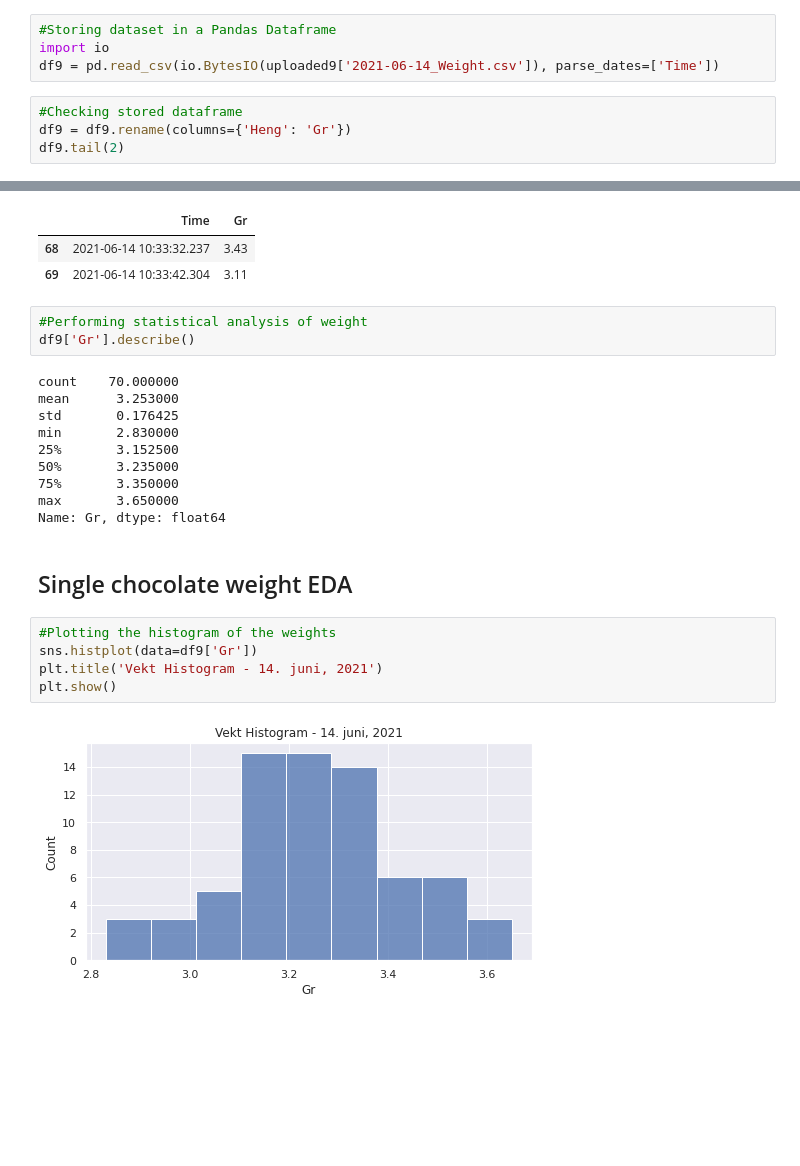
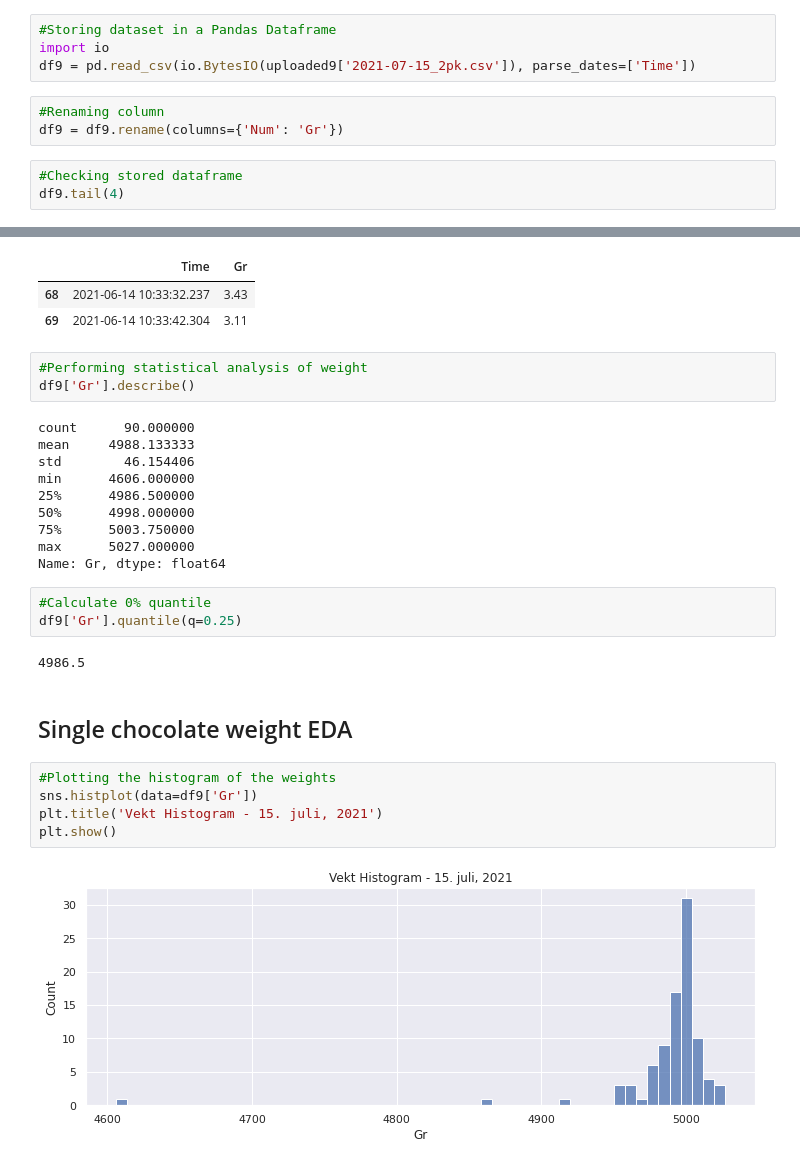
Before and after one commit to gabrielborja/python_data_analysis, a Jupyter notebook: molding_analysis.ipynb, the cells around one changed output, grey strips where cells are left out. Drawn from its saved outputs; the diff is of its cells as text; blank space fills up the shorter version.

Commit message:
Update single weight control

```diff
--- a/molding_analysis.ipynb
+++ b/molding_analysis.ipynb
@@ -1255,10 +1255,12 @@ Saving 2021-06-14_Weight.csv to 2021-06-14_Weight.csv
 # %%
 #Storing dataset in a Pandas Dataframe
 import io
-df9 = pd.read_csv(io.BytesIO(uploaded9['2021-06-14_Weight.csv']), parse_dates=['Time'])
+df9 = pd.read_csv(io.BytesIO(uploaded9['2021-07-15_2pk.csv']), parse_dates=['Time'])
+# %%
+#Renaming column
+df9 = df9.rename(columns={'Num': 'Gr'})
 # %%
 #Checking stored dataframe
-df9 = df9.rename(columns={'Heng': 'Gr'})
-df9.tail(2)
+df9.tail(4)
 # %% [output]
 |  | Time | Gr |
@@ -1289,24 +1293,29 @@ df9.tail(2)
 #Performing statistical analysis of weight
 df9['Gr'].describe()
 # %% [output]
-count    70.000000
-mean      3.253000
-std       0.176425
-min       2.830000
-25%       3.152500
-50%       3.235000
-75%       3.350000
-max       3.650000
+count      90.000000
+mean     4988.133333
+std        46.154406
+min      4606.000000
+25%      4986.500000
+50%      4998.000000
+75%      5003.750000
+max      5027.000000
 Name: Gr, dtype: float64
+# %%
+#Calculate 0% quantile
+df9['Gr'].quantile(q=0.25)
+# %% [output]
+4986.5
 # %% [markdown]
 ## Single chocolate weight EDA
 # %%
 #Plotting the histogram of the weights
 sns.histplot(data=df9['Gr'])
-plt.title('Vekt Histogram - 14. juni, 2021')
+plt.title('Vekt Histogram - 15. juli, 2021')
 plt.show()
 # %% [output]
-[figure, old version]
+[figure, new version]
 # %%
 #Plotting the Boxplot of the weights
 sns.catplot(data=df9, y='Gr', kind='box')
```
Also changed, not shown: parts of 7 cells of this notebook.
